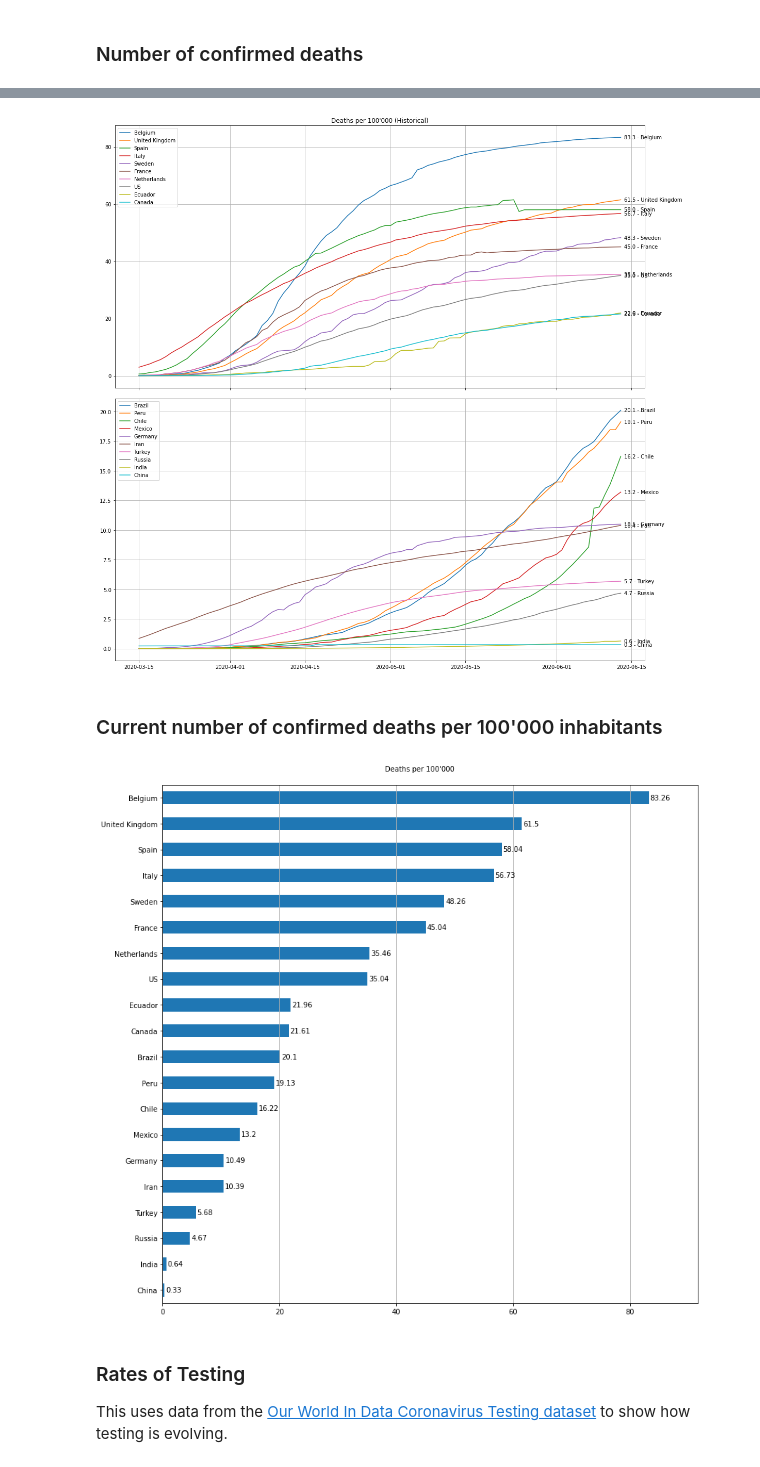
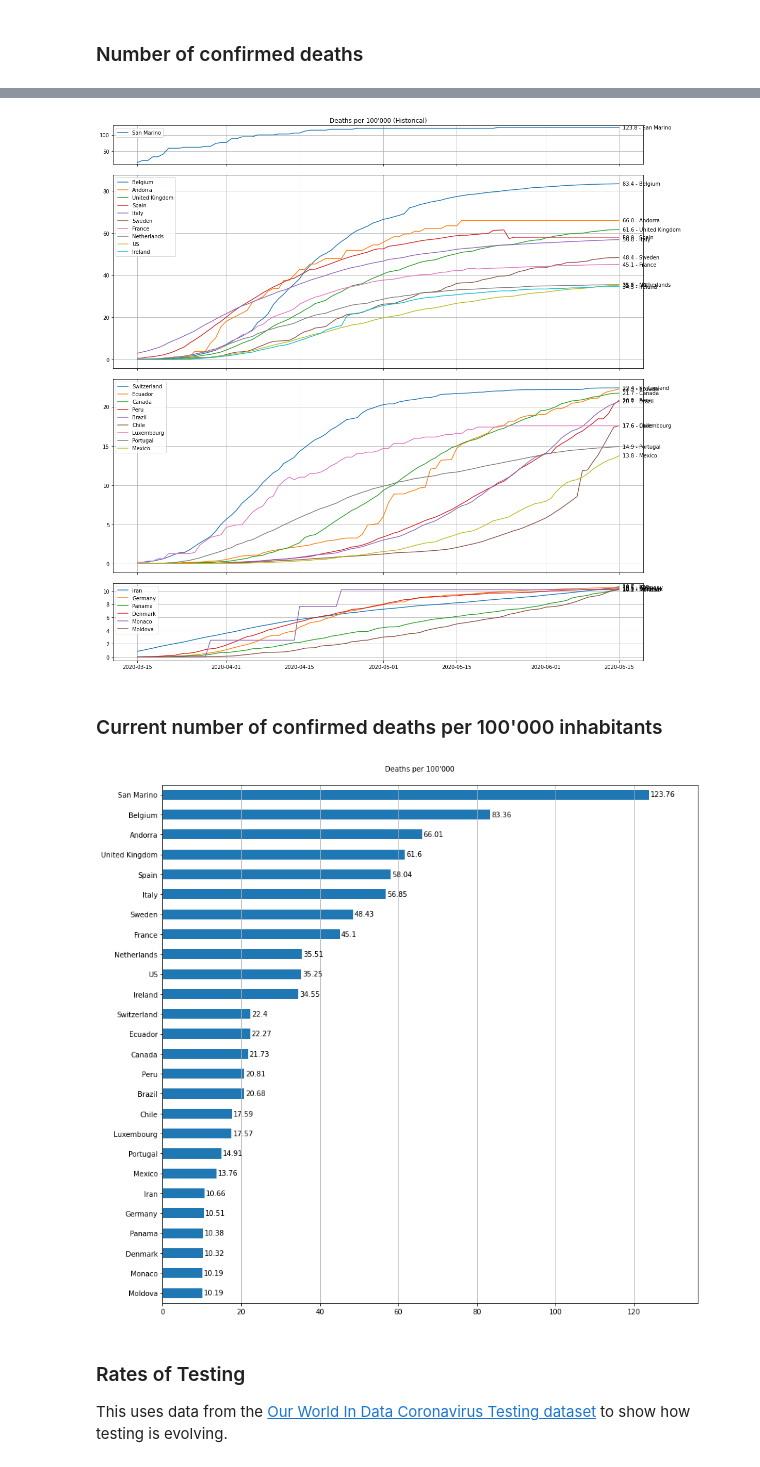
Before and after one commit to willharris/coronastats, a Jupyter notebook: coronastats.ipynb, the cells around one changed output, grey strips where cells are left out. Cells and saved outputs as stored; diff of their text form; code cells hidden in the pictures.

Commit message:
Updated deaths per 100k charts to sort per 100k numbers.
Previously the data was sorted based on the absolute number of deaths. Now we pre-calculate the numbers per 100k before taking top countries.

```diff
--- a/coronastats.ipynb
+++ b/coronastats.ipynb
@@ -20,14 +20,15 @@ deaths_csv = "https://raw.githubusercontent.com/CSSEGISandData/COVID-19/master/c
 
 countries_raw = pd.read_csv(countries_csv)
 cases_raw = pd.read_csv(cases_csv)
-cases = cases_raw[~cases_raw["Province/State"].isin(["Recovered", "Diamond Princess", "Grand Princess"])].groupby("Country/Region").sum()
+cases = cases_raw[~cases_raw["Province/State"].isin(["Recovered", "Diamond Princess", "Grand Princess"])].groupby("Country/Region").sum().iloc[:, 2:]
 deaths_raw = pd.read_csv(deaths_csv)
-deaths = deaths_raw[~deaths_raw["Province/State"].isin(["Recovered", "Diamond Princess", "Grand Princess"])].groupby("Country/Region").sum()
+deaths = deaths_raw[~deaths_raw["Province/State"].isin(["Recovered", "Diamond Princess", "Grand Princess"])].groupby("Country/Region").sum().iloc[:, 2:]
 # %% [markdown]
 #### Limit the data to the countries in which we're interested
 We're not interested in all data. For cases, we take all the countries where the number of cases is greater than the number of Swiss cases. For deaths, we take the top twenty cases.
 # %%
 last_col_name = cases.columns[-1]
+last_col = pd.to_datetime(last_col_name).date()
 
 cases_ch = cases.loc["Switzerland"]
 num_cases_ch = cases_ch[last_col_name]
@@ -121,39 +132,45 @@ plot_data(deaths_trim, splits, ratios, "Confirmed Deaths")
 # %%
 dpm = pd.DataFrame()
 
-for k, v in deaths_trim.items():
-    pop = int(countries_raw[countries_raw["Combined_Key"] == k]["Population"])
-    factor = 100000 / pop
-    series = v.mul(factor)
-    dpm = dpm.append(series)
+for k, v in deaths.T.items():
+    pop = countries_raw[countries_raw["Combined_Key"] == k]["Population"]
+    try:
+        factor = 100000 / int(pop)
+        series = v.mul(factor)
+        dpm = dpm.append(series)
+    except:
+        pass
 
-dpm = dpm.sort_values(by=last_col_name, ascending=False).T
+dpm.columns = pd.to_datetime(dpm.columns)
+dpm.sort_index(inplace=True, axis=1)
+dpm = dpm.sort_values(by=last_col, ascending=False).iloc[:, -num_days:]
+dpm_interest = dpm[dpm[last_col] >= 10.0]
 
-splits = [10, 10]
-ratios = [1, 1]
+splits = [1, 10, 9, None]
+ratios = [1, 5, 5, 2]
 
-plot_data(dpm, splits, ratios, "Deaths per 100'000 (Historical)", decimals=1)
+plot_data(dpm_interest.T, splits, ratios, "Deaths per 100'000 (Historical)", decimals=1)
 # %% [output]
-[figure, old version]
+[figure, new version]
 # %% [markdown]
 ### Current number of confirmed deaths per 100'000 inhabitants
 # %%
-dpm_today = dpm.T.iloc[:, -1:].sort_values(by=last_col_name)
+dpm_today = dpm_interest.iloc[:, -1:].sort_values(by=last_col)
 
 fig, axes = plt.subplots()
 fig.tight_layout(h_pad=0)
 dpm_today.plot(kind="barh", figsize=(12, 12), legend=None, ax=axes, fontsize=fontsize)
 axes.grid(axis="x")
 axes.margins(0.10)
 fig.suptitle("Deaths per 100'000", fontsize=fontsize)
 
 i = 0
 for k, v in dpm_today.iterrows():
     val = round(v[-1], 2)
     axes.annotate(val, (val, i), xytext=(2, -3), textcoords="offset points", fontsize=fontsize)
     i += 1
 # %% [output]
-[figure, old version]
+[figure, new version]
 # %% [markdown]
 ### Rates of Testing
 
```
Also changed, not shown: parts of 8 cells of this notebook.
